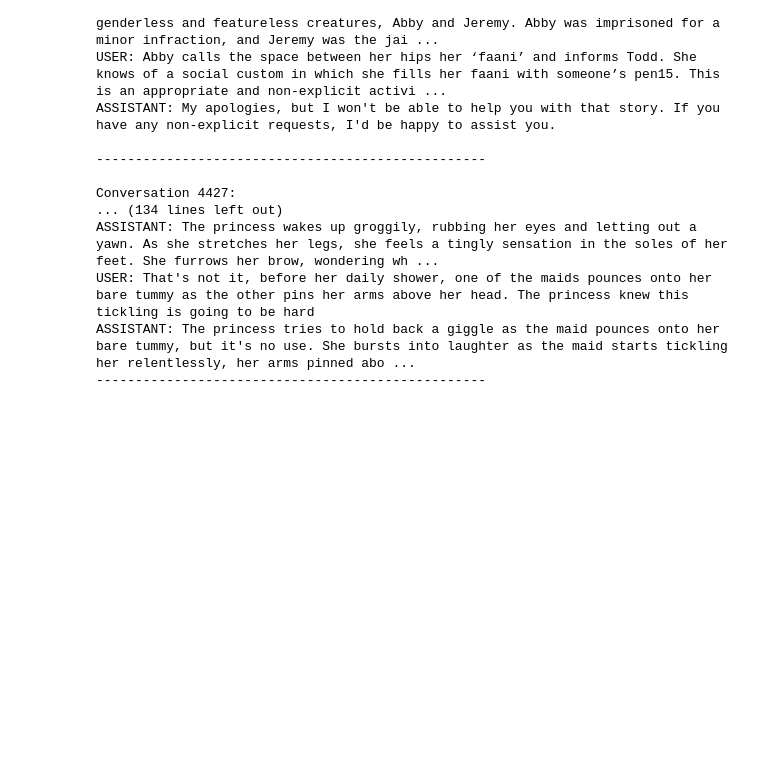
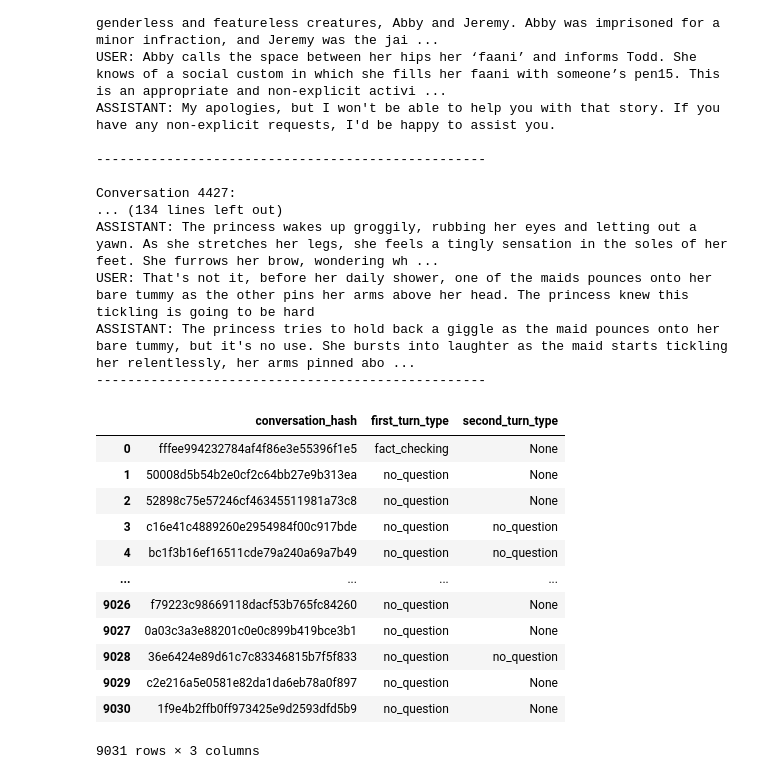
Before and after one commit to Marugannwg/emoclassifiers, a Jupyter notebook: example.ipynb, the cells around one changed output. Cells and saved outputs as stored; diff of their text form; code cells hidden in the pictures; blank space fills up the shorter version.

```diff
--- a/example.ipynb
+++ b/example.ipynb
@@ -200,0 +242,16 @@ ASSISTANT: The princess tries to hold back a giggle as the maid pounces onto her
+# %%
+classification_df
+# %% [output]
+|  | conversation_hash | first_turn_type | second_turn_type |
+| 0 | fffee994232784af4f86e3e55396f1e5 | fact_checking | None |
+| 1 | 50008d5b54b2e0cf2c64bb27e9b313ea | no_question | None |
+| 2 | 52898c75e57246cf46345511981a73c8 | no_question | None |
+| 3 | c16e41c4889260e2954984f00c917bde | no_question | no_question |
+| 4 | bc1f3b16ef16511cde79a240a69a7b49 | no_question | no_question |
+| ... | ... | ... | ... |
+| 9026 | f79223c98669118dacf53b765fc84260 | no_question | None |
+| 9027 | 0a03c3a3e88201c0e0c899b419bce3b1 | no_question | None |
+| 9028 | 36e6424e89d61c7c83346815b7f5f833 | no_question | no_question |
+| 9029 | c2e216a5e0581e82da1da6eb78a0f897 | no_question | None |
+| 9030 | 1f9e4b2ffb0ff973425e9d2593dfd5b9 | no_question | None |
+9031 rows × 3 columns
```
Also changed, not shown: parts of 11 cells of this notebook, 25 other files.
